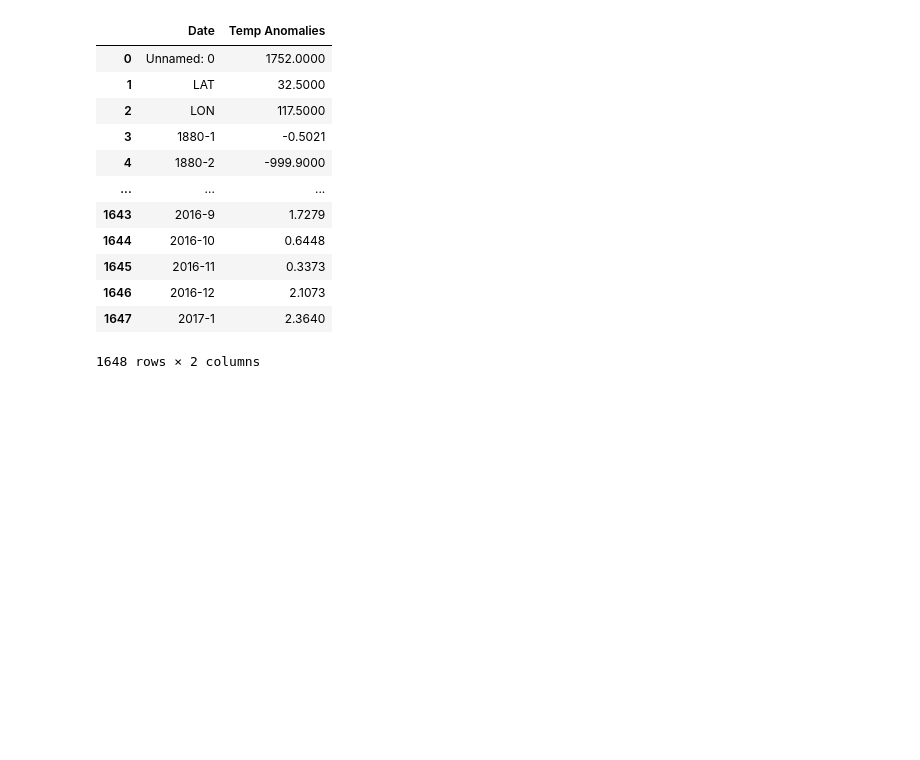
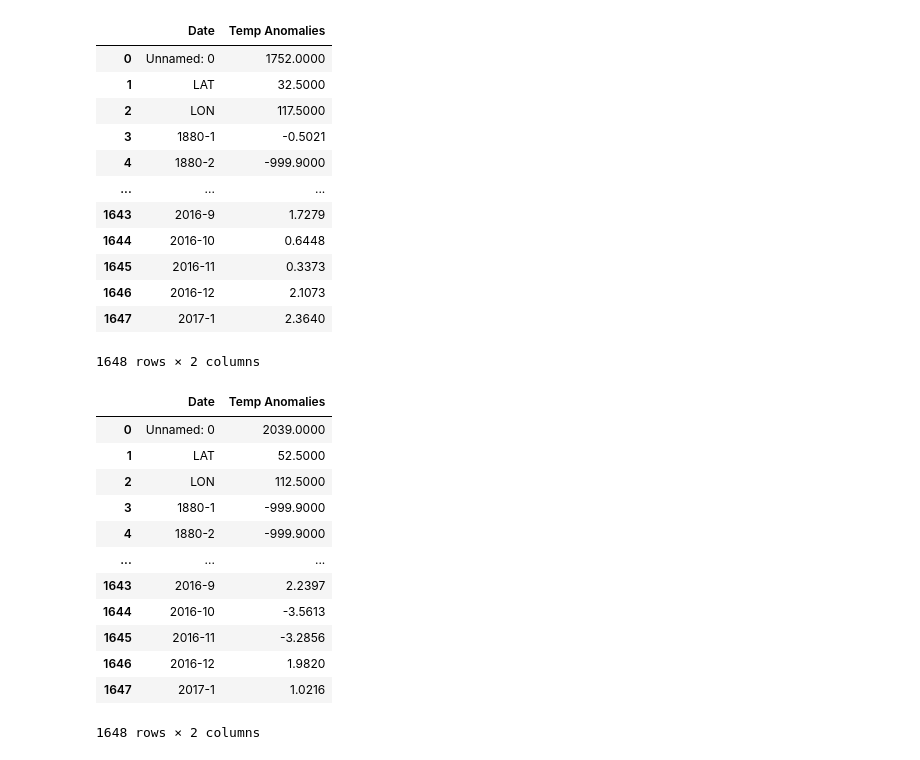
Before and after one commit to jordan-gilmartin/cuyamaca-climatology-analysis, a Jupyter notebook: cuyamaca-climatology-analysis.ipynb, the cells around one changed output. Drawn from its saved outputs; the diff is of its cells as text; code cells hidden in the pictures; blank space fills up the shorter version.

```diff
--- a/cuyamaca-climatology-analysis.ipynb
+++ b/cuyamaca-climatology-analysis.ipynb
@@ -749,23 +749,35 @@ noaa_SD
 # %%
 # Storing NOAA_results column values in a data frame
 NOAA_columns = pd.DataFrame(NOAA_results.columns.values)
 dict = {0: 'Date'}
 NOAA_columns = NOAA_columns.rename(columns=dict)
 
 # Storing NOAA_results row values in a data frame for Edmonton, Canada
 NOAA_rows_EDM = pd.DataFrame(NOAA_results.iloc[2038].values)
 dict_rows_EDM = {0: 'Temp Anomalies'}
 NOAA_rows_EDM = NOAA_rows_EDM.rename(columns=dict_rows_EDM)
 
 
-noaa_EDM = pd.concat([NOAA_columns, NOAA_rows], axis=1)
+noaa_EDM = pd.concat([NOAA_columns, NOAA_rows_EDM], axis=1)
 noaa_EDM
 
-# NOAA_columns
-# NOAA_rows
 
 
 # # Grabbing lat-lon grid boxes for San Diego, USA and Edmonton, Canada
 # noaa_SD = pd.DataFrame(NOAA_results.iloc[1751])
 # noaa_EDM = pd.DataFrame(NOAA_results.iloc[2038])
 # noaa_SD
+# %% [output]
+|  | Date | Temp Anomalies |
+| 0 | Unnamed: 0 | 2039.0000 |
+| 1 | LAT | 52.5000 |
+| 2 | LON | 112.5000 |
+| 3 | 1880-1 | -999.9000 |
+| 4 | 1880-2 | -999.9000 |
+| ... | ... | ... |
+| 1643 | 2016-9 | 2.2397 |
+| 1644 | 2016-10 | -3.5613 |
+| 1645 | 2016-11 | -3.2856 |
+| 1646 | 2016-12 | 1.9820 |
+| 1647 | 2017-1 | 1.0216 |
+1648 rows × 2 columns
```
Also changed, not shown: parts of 2 cells of this notebook.
